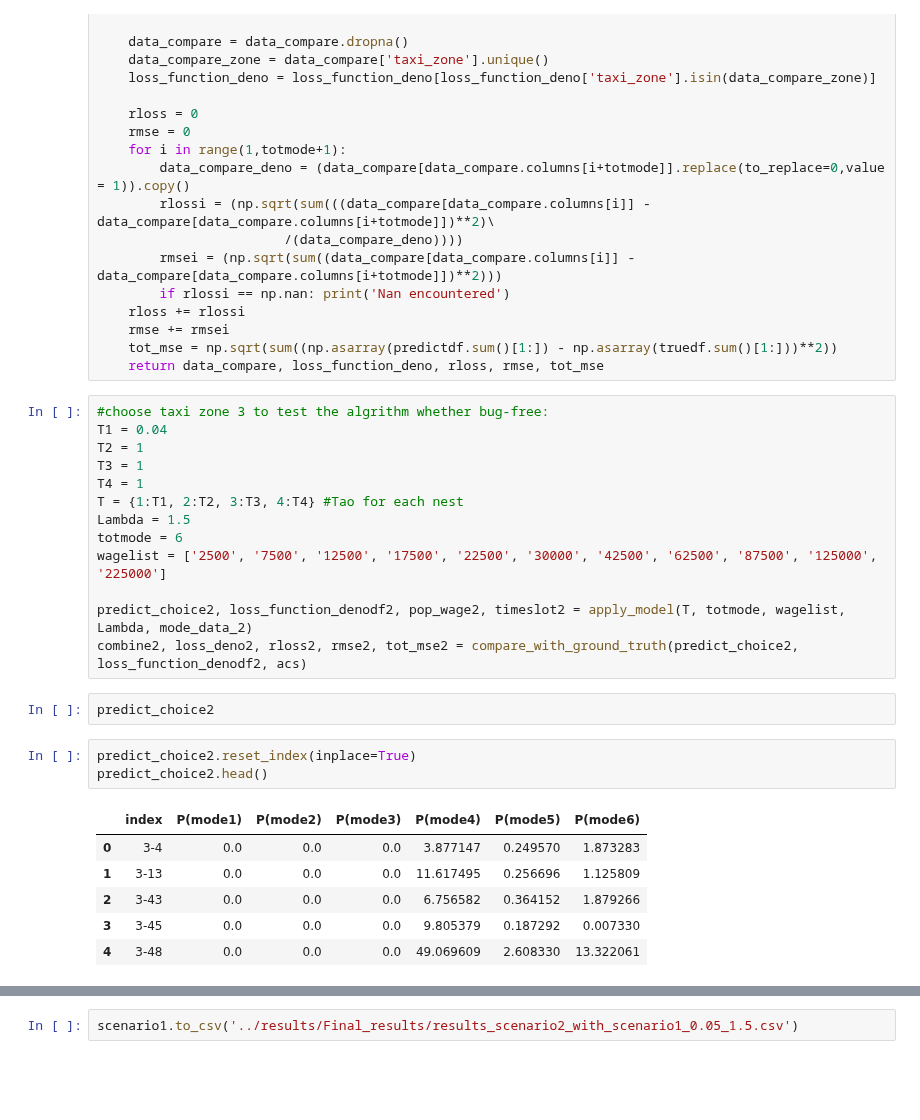
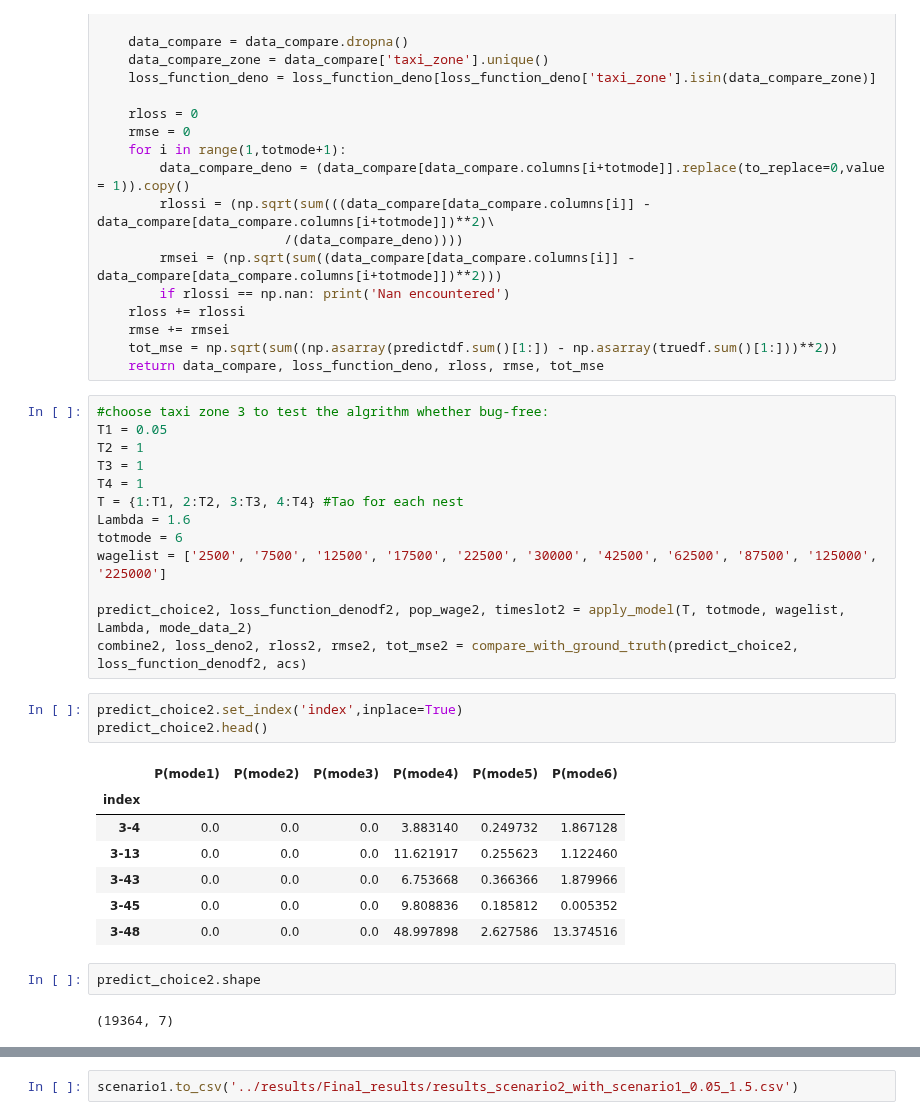
Before and after one commit to Rufei-Sheng/Manhattan-Congestion-Surcharge-Capstone, a Jupyter notebook: modeling/modeling_scenario_2.ipynb, the cells around one changed output, grey strips where cells are left out. Saved outputs shown, nothing was run; the diff lists cells and outputs as text; blank space fills up the shorter version.

```diff
--- a/modeling/modeling_scenario_2.ipynb
+++ b/modeling/modeling_scenario_2.ipynb
@@ -248,26 +248,29 @@ def compare_with_ground_truth(predictdf, loss_function_deno, truedf):
     return data_compare, loss_function_deno, rloss, rmse, tot_mse
 # %%
 #choose taxi zone 3 to test the algrithm whether bug-free:
-T1 = 0.04
+T1 = 0.05
 T2 = 1
 T3 = 1
 T4 = 1
 T = {1:T1, 2:T2, 3:T3, 4:T4} #Tao for each nest
-Lambda = 1.5
+Lambda = 1.6
 totmode = 6
 wagelist = ['2500', '7500', '12500', '17500', '22500', '30000', '42500', '62500', '87500', '125000', '225000']
 
 predict_choice2, loss_function_denodf2, pop_wage2, timeslot2 = apply_model(T, totmode, wagelist, Lambda, mode_data_2)
 combine2, loss_deno2, rloss2, rmse2, tot_mse2 = compare_with_ground_truth(predict_choice2, loss_function_denodf2, acs)
+# %%
+predict_choice2.set_index('index',inplace=True)
+predict_choice2.head()
+# %% [output]
+|  | P(mode1) | P(mode2) | P(mode3) | P(mode4) | P(mode5) | P(mode6) |
+| index |  |  |  |  |  |  |
+| 3-4 | 0.0 | 0.0 | 0.0 | 3.883140 | 0.249732 | 1.867128 |
+| 3-13 | 0.0 | 0.0 | 0.0 | 11.621917 | 0.255623 | 1.122460 |
+| 3-43 | 0.0 | 0.0 | 0.0 | 6.753668 | 0.366366 | 1.879966 |
+| 3-45 | 0.0 | 0.0 | 0.0 | 9.808836 | 0.185812 | 0.005352 |
+| 3-48 | 0.0 | 0.0 | 0.0 | 48.997898 | 2.627586 | 13.374516 |
 # %%
-predict_choice2
+predict_choice2.shape
+# %% [output]
+(19364, 7)
-# %%
-predict_choice2.reset_index(inplace=True)
-predict_choice2.head()
-# %% [output]
-|  | index | P(mode1) | P(mode2) | P(mode3) | P(mode4) | P(mode5) | P(mode6) |
-| 0 | 3-4 | 0.0 | 0.0 | 0.0 | 3.877147 | 0.249570 | 1.873283 |
-| 1 | 3-13 | 0.0 | 0.0 | 0.0 | 11.617495 | 0.256696 | 1.125809 |
-| 2 | 3-43 | 0.0 | 0.0 | 0.0 | 6.756582 | 0.364152 | 1.879266 |
-| 3 | 3-45 | 0.0 | 0.0 | 0.0 | 9.805379 | 0.187292 | 0.007330 |
-| 4 | 3-48 | 0.0 | 0.0 | 0.0 | 49.069609 | 2.608330 | 13.322061 |
```
Also changed, not shown: parts of 13 cells of this notebook, 4 other files.
